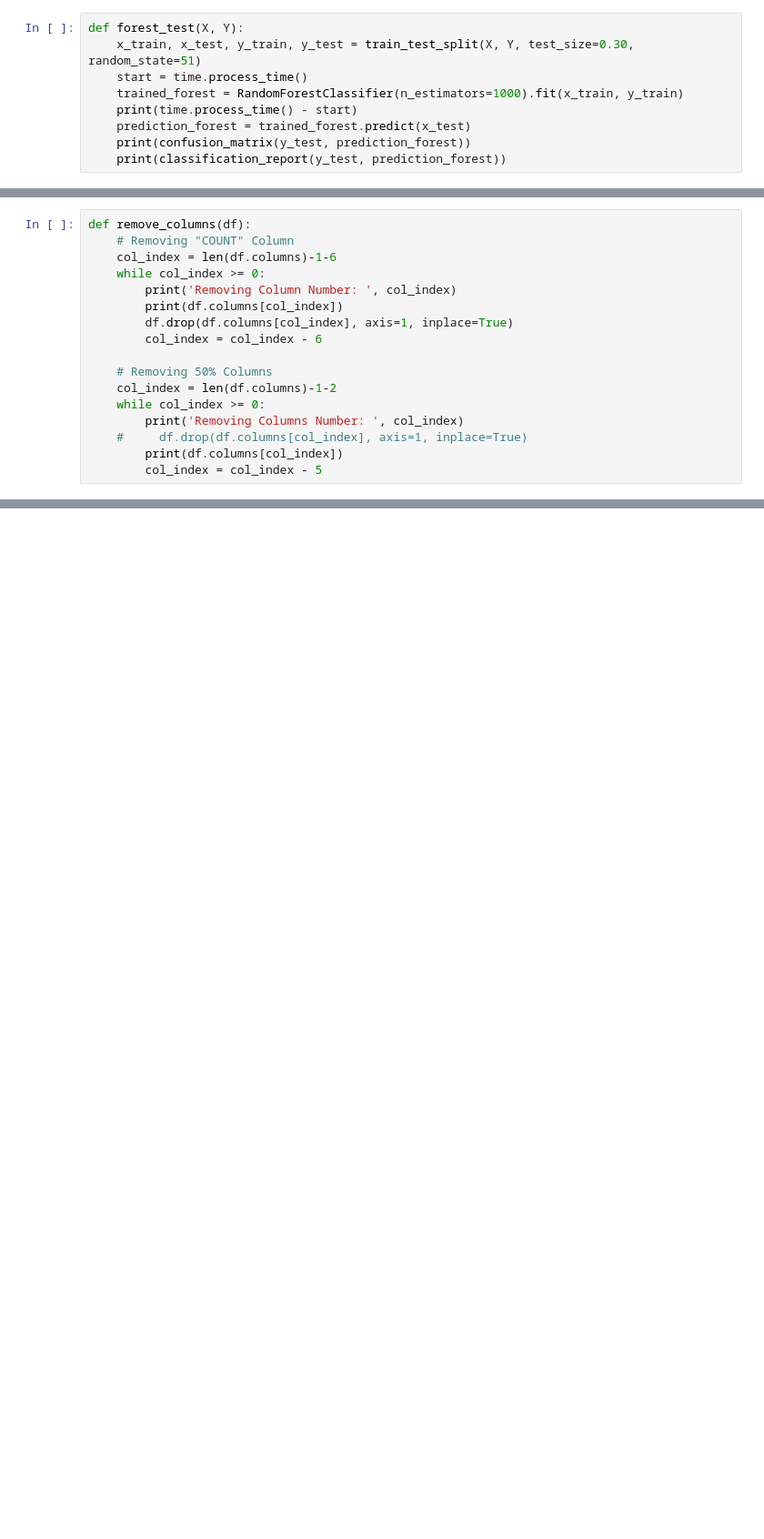
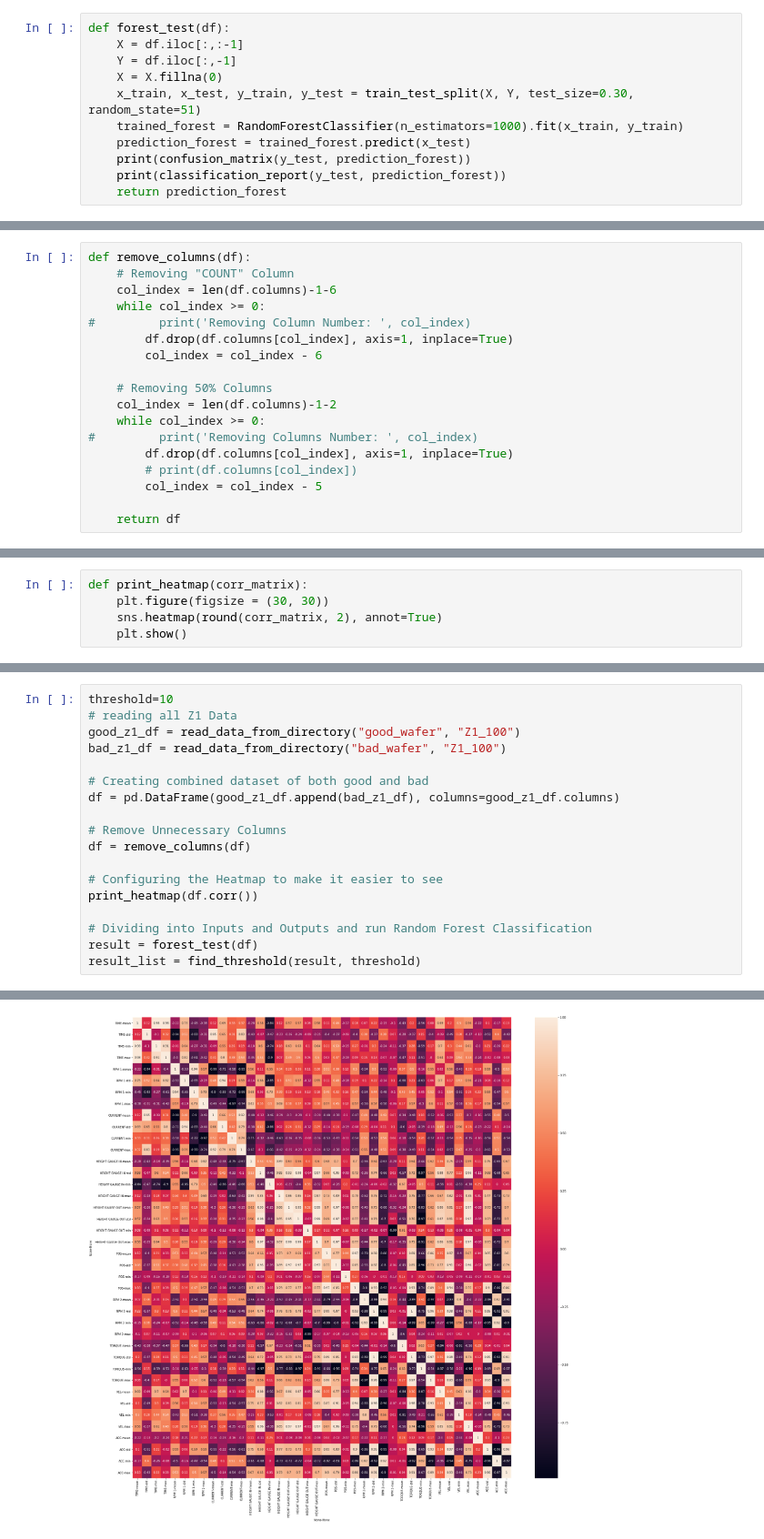
Before and after one commit to jrajsingh/COEN_281_Group_Project, a Jupyter notebook: m2.ipynb, the cells around one changed output, grey strips where cells are left out. Shown: that part at 91% size. Cells and saved outputs as stored; diff of their text form; blank space fills up the shorter version.

```diff
--- a/m2.ipynb
+++ b/m2.ipynb
@@ -15,14 +12,16 @@ from sklearn.model_selection import train_test_split
 from sklearn.metrics import classification_report, confusion_matrix
 from sklearn.ensemble import RandomForestClassifier
 # %%
-def forest_test(X, Y):
+def forest_test(df):
+    X = df.iloc[:,:-1]
+    Y = df.iloc[:,-1]
+    X = X.fillna(0)
     x_train, x_test, y_train, y_test = train_test_split(X, Y, test_size=0.30, random_state=51)
-    start = time.process_time()
     trained_forest = RandomForestClassifier(n_estimators=1000).fit(x_train, y_train)
-    print(time.process_time() - start)
     prediction_forest = trained_forest.predict(x_test)
     print(confusion_matrix(y_test, prediction_forest))
     print(classification_report(y_test, prediction_forest))
+    return prediction_forest
 # %%
 def read_data_from_directory(wafer_class, machine_step):
 
@@ -49,15 +48,16 @@ def remove_columns(df):
     # Removing "COUNT" Column
     col_index = len(df.columns)-1-6
     while col_index >= 0:
-        print('Removing Column Number: ', col_index)
-        print(df.columns[col_index])
+#         print('Removing Column Number: ', col_index)
         df.drop(df.columns[col_index], axis=1, inplace=True)
         col_index = col_index - 6
 
     # Removing 50% Columns
     col_index = len(df.columns)-1-2
     while col_index >= 0:
-        print('Removing Columns Number: ', col_index)
-    #     df.drop(df.columns[col_index], axis=1, inplace=True)
-        print(df.columns[col_index])
+#         print('Removing Columns Number: ', col_index)
+        df.drop(df.columns[col_index], axis=1, inplace=True)
+        # print(df.columns[col_index])
         col_index = col_index - 5
+
+    return df
@@ -64 +90,6 @@ def remove_columns(df):
+# %%
+def print_heatmap(corr_matrix):
+    plt.figure(figsize = (30, 30))
+    sns.heatmap(round(corr_matrix, 2), annot=True)
+    plt.show()
 # %%
@@ -200,0 +154,19 @@ weighted avg       0.96      0.96      0.96      1042
+# %%
+threshold=10
+# reading all Z1 Data
+good_z1_df = read_data_from_directory("good_wafer", "Z1_100")
+bad_z1_df = read_data_from_directory("bad_wafer", "Z1_100")
+
+# Creating combined dataset of both good and bad
+df = pd.DataFrame(good_z1_df.append(bad_z1_df), columns=good_z1_df.columns)
+
+# Remove Unnecessary Columns
+df = remove_columns(df)
+
+# Configuring the Heatmap to make it easier to see
+print_heatmap(df.corr())
+
+# Dividing into Inputs and Outputs and run Random Forest Classification
+result = forest_test(df)
+result_list = find_threshold(result, threshold)
+# %% [output]
@@ -200,0 +190 @@ weighted avg       0.96      0.96      0.96      1042
+[figure, added]
```
Also changed, not shown: parts of 10 cells of this notebook.
